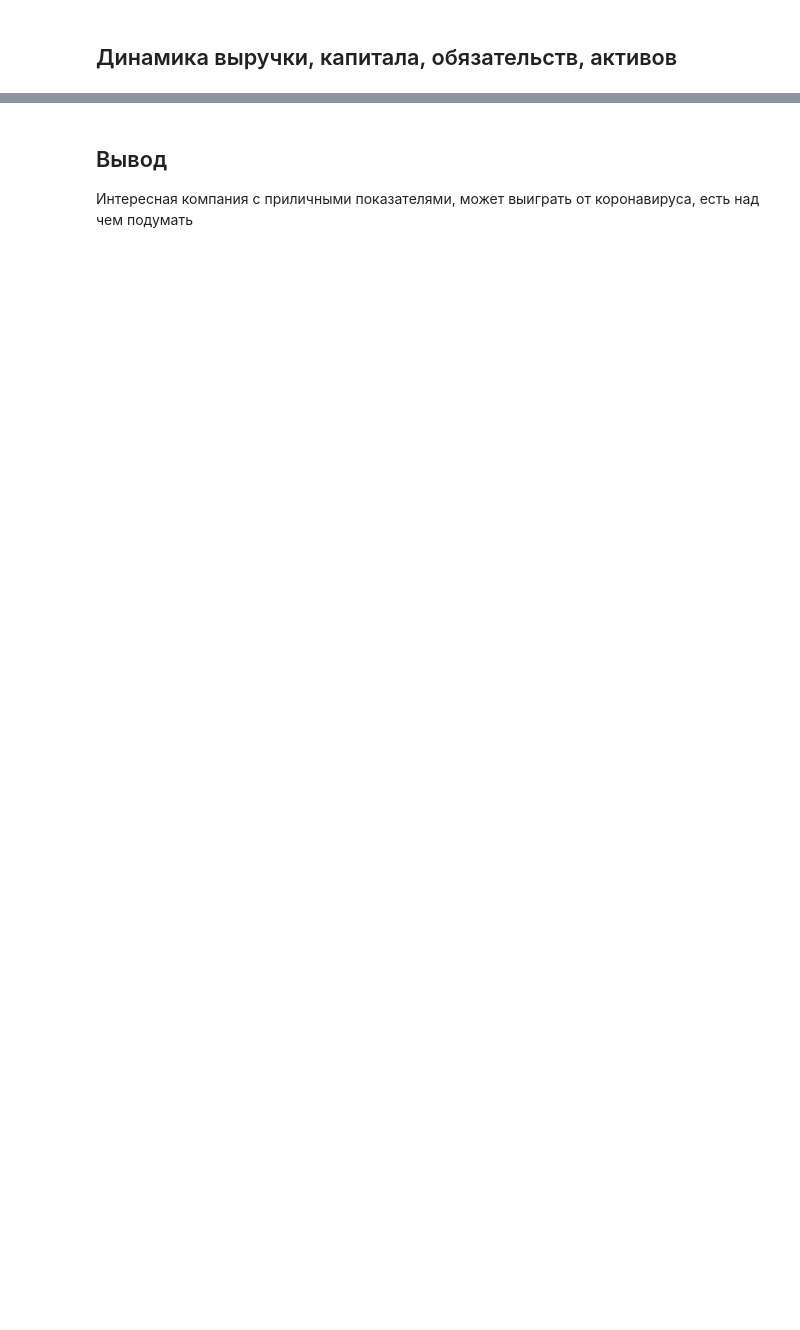
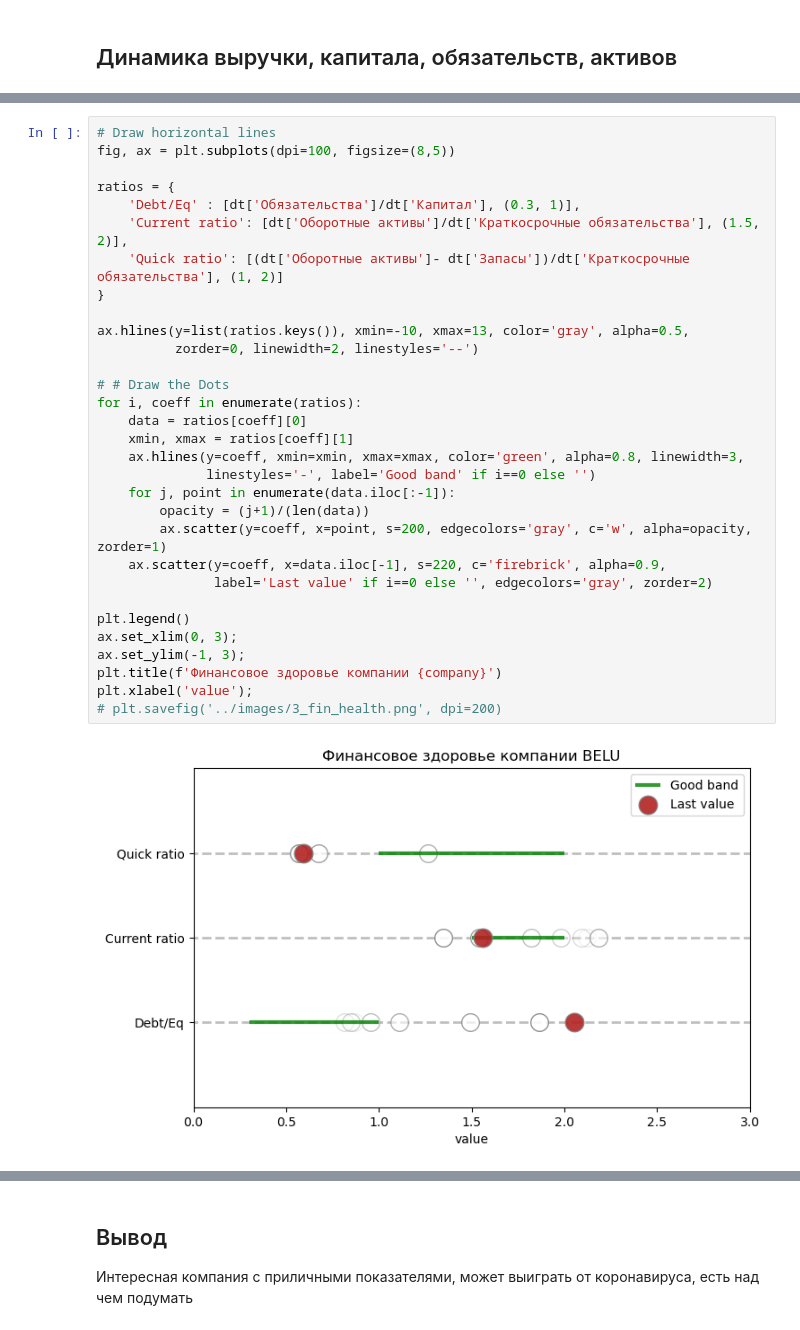
Before and after one commit to young-investors/CA, a Jupyter notebook: sources/BELU/notebooks/BELU.ipynb, the cells around one changed output, grey strips where cells are left out. Drawn from its saved outputs; the diff is of its cells as text; blank space fills up the shorter version.

```diff
--- a/sources/BELU/notebooks/BELU.ipynb
+++ b/sources/BELU/notebooks/BELU.ipynb
@@ -325,0 +126,33 @@ plt.savefig('../images/Debt_EBITDA.png', dpi=200)
+# %%
+# Draw horizontal lines
+fig, ax = plt.subplots(dpi=100, figsize=(8,5))
+
+ratios = {
+    'Debt/Eq' : [dt['Обязательства']/dt['Капитал'], (0.3, 1)],
+    'Current ratio': [dt['Оборотные активы']/dt['Краткосрочные обязательства'], (1.5, 2)],
+    'Quick ratio': [(dt['Оборотные активы']- dt['Запасы'])/dt['Краткосрочные обязательства'], (1, 2)]
+}
+
+ax.hlines(y=list(ratios.keys()), xmin=-10, xmax=13, color='gray', alpha=0.5,
+          zorder=0, linewidth=2, linestyles='--')
+
+# # Draw the Dots
+for i, coeff in enumerate(ratios):
+    data = ratios[coeff][0]
+    xmin, xmax = ratios[coeff][1]
+    ax.hlines(y=coeff, xmin=xmin, xmax=xmax, color='green', alpha=0.8, linewidth=3,
+              linestyles='-', label='Good band' if i==0 else '')
+    for j, point in enumerate(data.iloc[:-1]):
+        opacity = (j+1)/(len(data))
+        ax.scatter(y=coeff, x=point, s=200, edgecolors='gray', c='w', alpha=opacity, zorder=1)
+    ax.scatter(y=coeff, x=data.iloc[-1], s=220, c='firebrick', alpha=0.9,
+               label='Last value' if i==0 else '', edgecolors='gray', zorder=2)
+
+plt.legend()
+ax.set_xlim(0, 3);
+ax.set_ylim(-1, 3);
+plt.title(f'Финансовое здоровье компании {company}')
+plt.xlabel('value');
+# plt.savefig('../images/3_fin_health.png', dpi=200)
+# %% [output]
+[figure, added]
```
Also changed, not shown: parts of 88 cells of this notebook, 29 other files.
